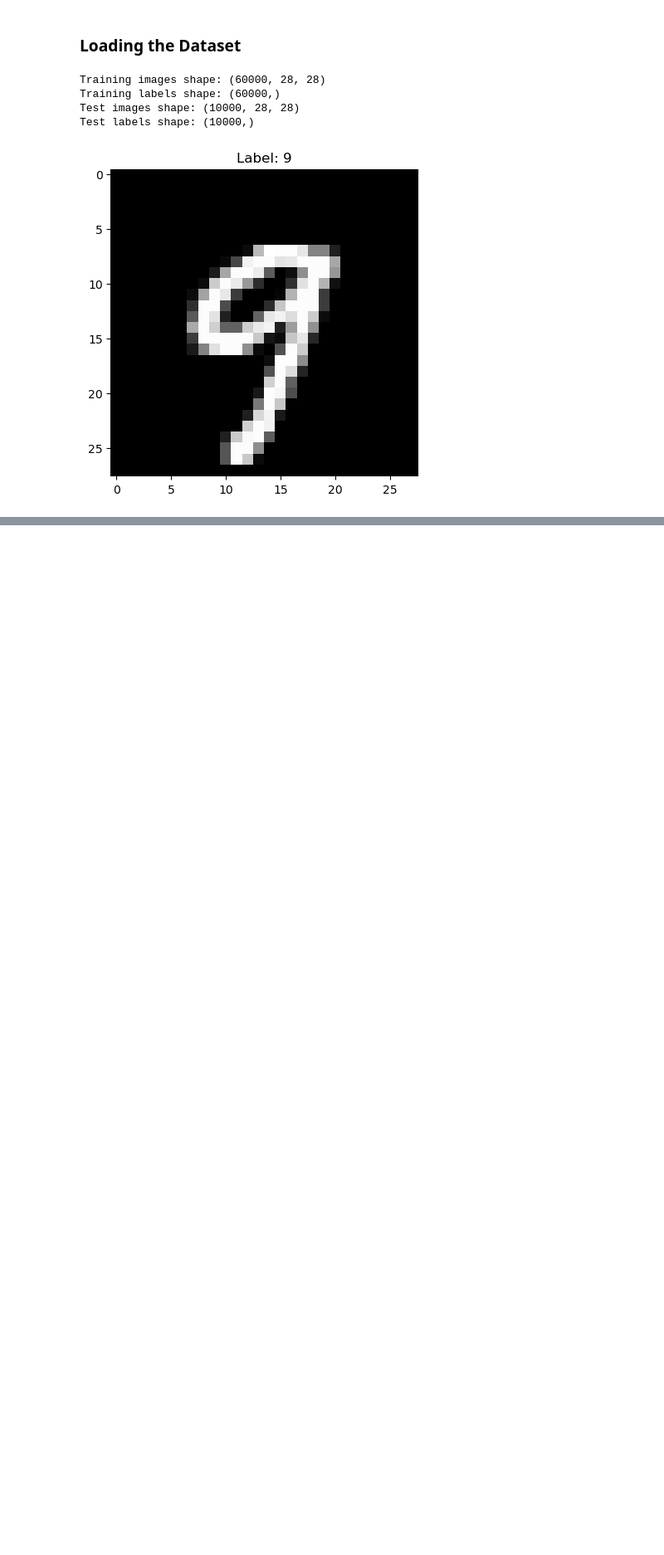
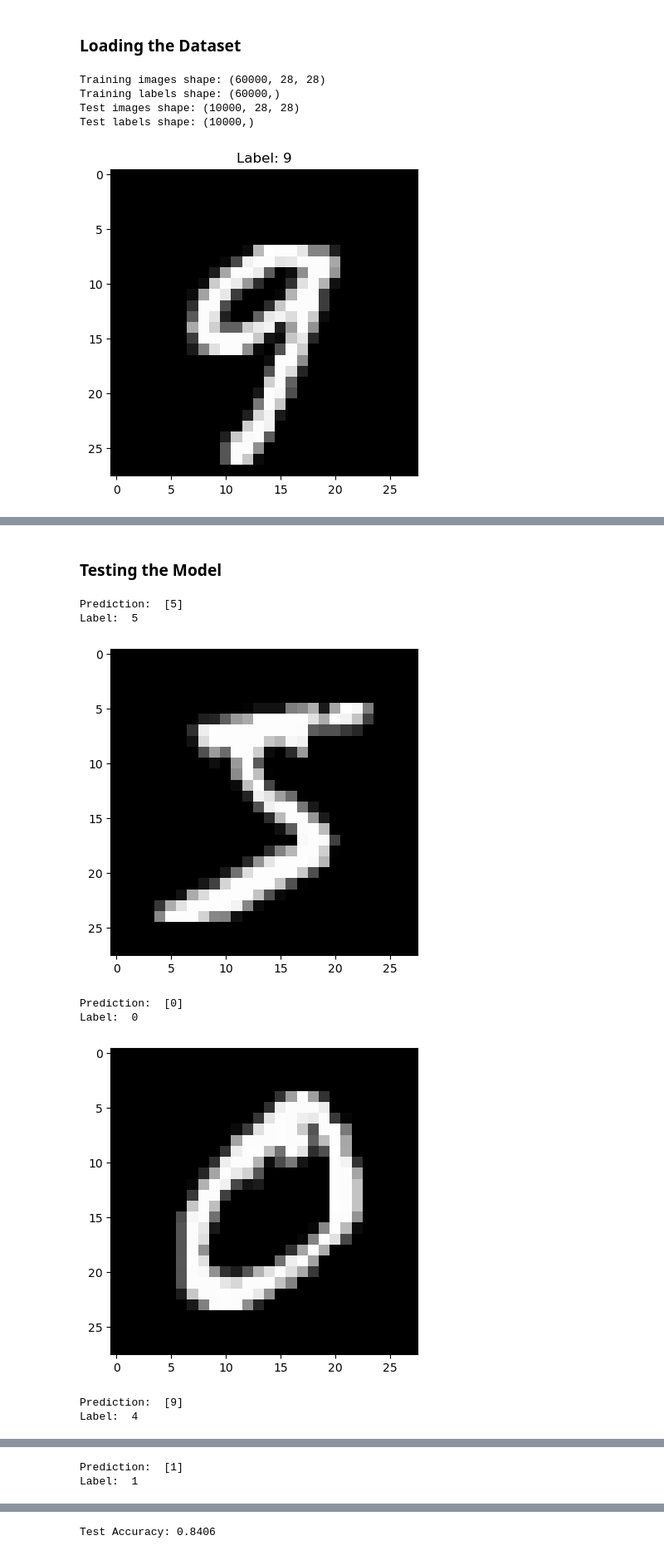
Before and after one commit to Mohammed-Majid/Image-Classification-NN, a Jupyter notebook: Model.ipynb, the cells around one changed output, grey strips where cells are left out. Shown at 83% size. Cells and saved outputs as stored; diff of their text form; code cells hidden in the pictures; blank space fills up the shorter version.

```diff
--- a/Model.ipynb
+++ b/Model.ipynb
@@ -92,0 +165,3 @@ max        9.000000
+# %%
+def get_accuracy(predictions, Y):
+    return np.sum(predictions == Y) / Y.size
@@ -92,0 +170,15 @@ max        9.000000
+# %%
+def gradient_descent(X, Y, alpha, iterations):
+    W1, b1, W2, b2 = init_params()
+    m = X.shape[1]
+    for i in range(iterations):
+        Z1, A1, Z2, A2 = forward_prop(W1, b1, W2, b2, X)
+        dW1, db1, dW2, db2 = backward_prop(Z1, A1, Z2, A2, W1, W2, X, Y, m)
+        W1, b1, W2, b2 = update_params(W1, b1, W2, b2, dW1, db1, dW2, db2, alpha)
+        if i % 10 == 0:
+            predictions = get_predictions(A2)
+            accuracy = get_accuracy(predictions, Y)
+            print(f"Iteration: {i}, Accuracy: {accuracy}")
+    return W1, b1, W2, b2
+
+W1, b1, W2, b2 = gradient_descent(train_images, train_labels, 0.10, 500)
@@ -92,0 +203,37 @@ max        9.000000
+# %% [markdown]
+### Testing the Model
+# %%
+def make_predictions(X, W1, b1, W2, b2):
+    _, _, _, A2 = forward_prop(W1, b1, W2, b2, X)
+    predictions = get_predictions(A2)
+    return predictions
+
+def test_prediction(index, W1, b1, W2, b2):
+    current_image = train_images[:, index, None]
+    prediction = make_predictions(train_images[:, index, None], W1, b1, W2, b2)
+    label = train_labels[index]
+    print("Prediction: ", prediction)
+    print("Label: ", label)
+
+    current_image = current_image.reshape((28, 28)) * 255
+    plt.gray()
+    plt.imshow(current_image, interpolation='nearest')
+    plt.show()
+
+# Test predictions on the first few images
+for i in range(4):
+    test_prediction(i, W1, b1, W2, b2)
+
+# Evaluate the accuracy on the test set
+test_predictions = make_predictions(test_images, W1, b1, W2, b2)
+test_accuracy = get_accuracy(test_predictions, test_labels)
+print(f"Test Accuracy: {test_accuracy}")
+# %% [output]
+Prediction:  [5]
+Label:  5
+[figure, added]
+Prediction:  [0]
+Label:  0
+[figure, added]
+Prediction:  [9]
+Label:  4
@@ -92,0 +241,2 @@ max        9.000000
+Prediction:  [1]
+Label:  1
@@ -92,0 +244 @@ max        9.000000
+Test Accuracy: 0.8406
```
Also changed, not shown: parts of 24 cells of this notebook.
